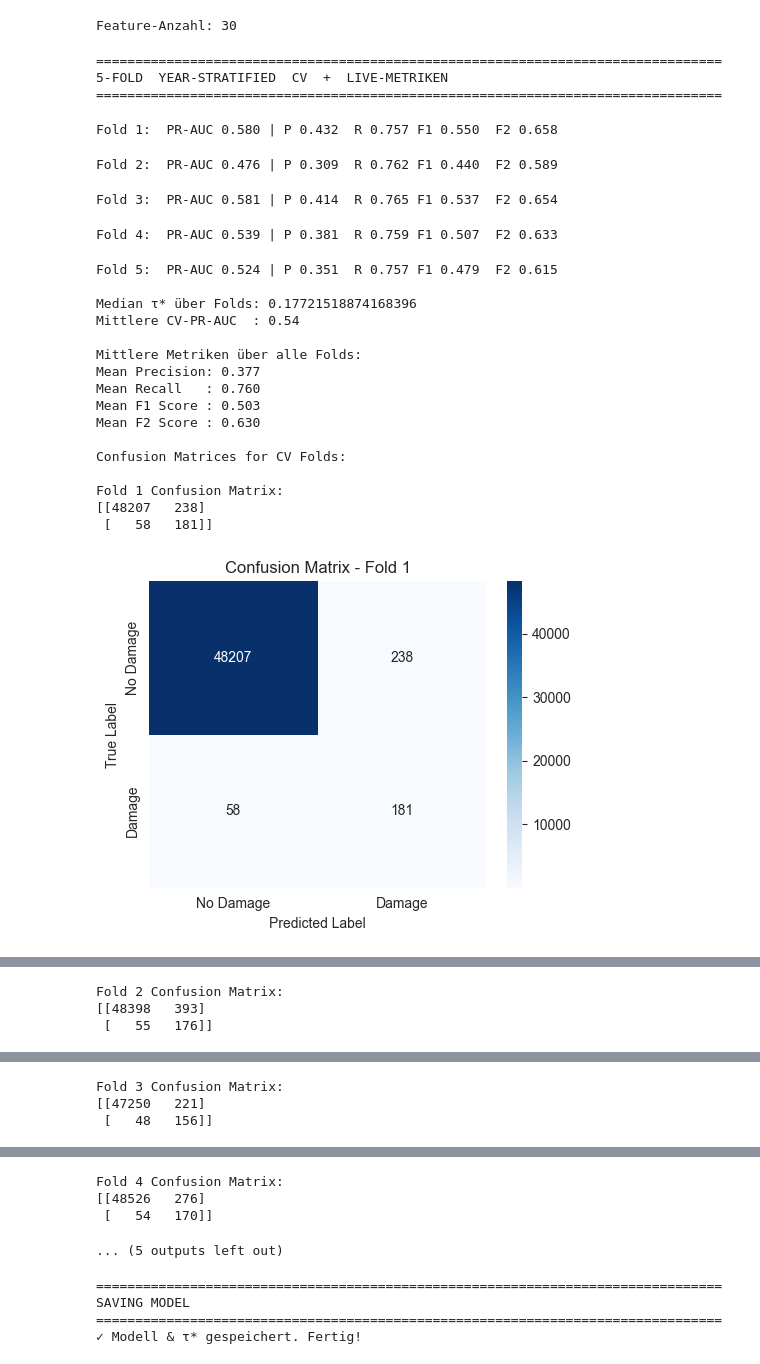
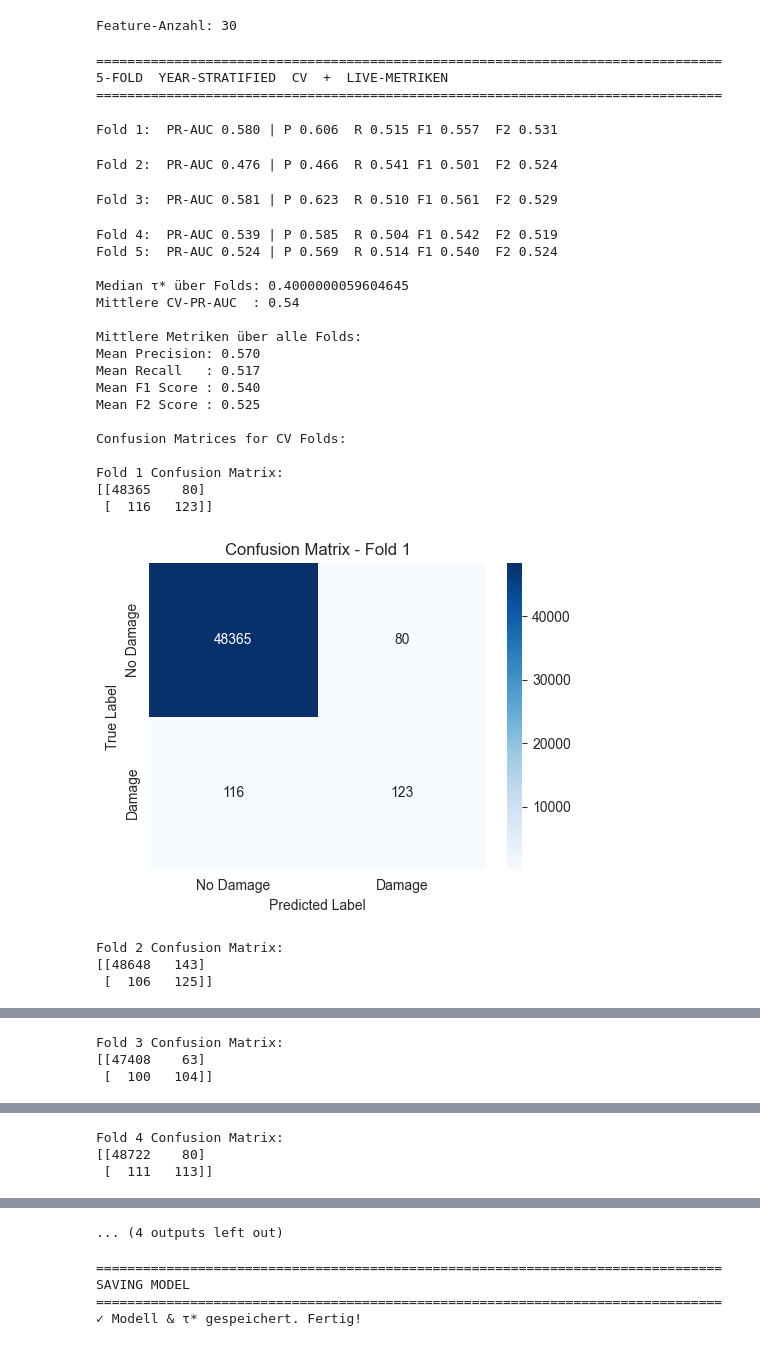
Before and after one commit to maxluetkemeyer/forest_disturbance_detection, a Jupyter notebook: notebooks/Tim/TimFirstNotebook.ipynb, the cells around one changed output, grey strips where cells are left out. Cells and saved outputs as stored; diff of their text form; code cells hidden in the pictures.

```diff
--- a/notebooks/Tim/TimFirstNotebook.ipynb
+++ b/notebooks/Tim/TimFirstNotebook.ipynb
@@ -40,7 +40,7 @@ logging.info("Notebook start – seeds set.")
 # ╚══════════════════════════════════════════════════════════════════════╝
 head("DATA LOADING")
 
-DATA_DIR = Path("../data")
+DATA_DIR = Path("./data")
 df_train = pd.read_csv(DATA_DIR / "train.csv").sort_values(
             ["forest_id","year"]).reset_index(drop=True)
 df_val   = pd.read_csv(DATA_DIR / "validation.csv").sort_values(
@@ -162,7 +162,7 @@ for fold,(tr_idx,val_idx) in enumerate(gkf.split(X_train,y_train,groups=years_tr
     iso = CalibratedClassifierCV(bst, method="isotonic", cv="prefit").fit(X_va, y_va)
     scores = iso.predict_proba(X_va)[:,1]
 
-    min_recall = 0.75
+    min_recall = 0.5
     P, R, T = precision_recall_curve(y_va, scores)
 
     # Arrays angleichen: P/R → n+1, T → n  → letztes Element weglassen
@@ -237,51 +237,54 @@ for fold in range(n_splits):
 
 # Calculate and visualize average confusion matrix across folds
 # Wir müssen alle confusion matrices auf die gleiche Größe bringen
 all_cms = []
 for fold in range(n_splits):
     cm = confusion_matrix(fold_true_values[fold], fold_predictions[fold])
     all_cms.append(cm)
 
 # Wenn alle CMs die gleiche Form haben, berechnen wir den Durchschnitt
 if all(cm.shape == all_cms[0].shape for cm in all_cms):
     avg_cm = np.mean(all_cms, axis=0).round().astype(int)
     print("\nDurchschnittliche Confusion Matrix über alle Folds:")
     print(avg_cm)
 
     # Visualize average confusion matrix
     plt.figure(figsize=(6, 5))
     sns.heatmap(avg_cm, annot=True, fmt='d', cmap='Blues',
                 xticklabels=['No Damage', 'Damage'],
                 yticklabels=['No Damage', 'Damage'])
     plt.title('Durchschnittliche Confusion Matrix')
     plt.ylabel('Wahrer Wert')
     plt.xlabel('Vorhersage')
     plt.tight_layout()
     plt.show()
 else:
     print("Nicht alle Confusion Matrices haben die gleiche Größe, kann keinen Durchschnitt berechnen.")
 # %% [output]
 ================================================================================
 5‑FOLD  YEAR‑STRATIFIED  CV  +  LIVE‑METRIKEN
 ================================================================================
-Fold 1:  PR‑AUC 0.580 | P 0.432  R 0.757 F1 0.550  F2 0.658
+Fold 1:  PR‑AUC 0.580 | P 0.606  R 0.515 F1 0.557  F2 0.531
-Fold 2:  PR‑AUC 0.476 | P 0.309  R 0.762 F1 0.440  F2 0.589
+Fold 2:  PR‑AUC 0.476 | P 0.466  R 0.541 F1 0.501  F2 0.524
-Fold 3:  PR‑AUC 0.581 | P 0.414  R 0.765 F1 0.537  F2 0.654
+Fold 3:  PR‑AUC 0.581 | P 0.623  R 0.510 F1 0.561  F2 0.529
-Fold 4:  PR‑AUC 0.539 | P 0.381  R 0.759 F1 0.507  F2 0.633
+Fold 4:  PR‑AUC 0.539 | P 0.585  R 0.504 F1 0.542  F2 0.519
+Fold 5:  PR‑AUC 0.524 | P 0.569  R 0.514 F1 0.540  F2 0.524
+
+Median τ* über Folds: 0.4000000059604645
+Mittlere CV‑PR‑AUC  : 0.54
+
+Mittlere Metriken über alle Folds:
+Mean Precision: 0.570
+Mean Recall   : 0.517
+Mean F1 Score : 0.540
+Mean F2 Score : 0.525
+
+Confusion Matrices for CV Folds:
+
+Fold 1 Confusion Matrix:
+[[48365    80]
+ [  116   123]]
+[figure, new version]
-Fold 5:  PR‑AUC 0.524 | P 0.351  R 0.757 F1 0.479  F2 0.615
-
-Median τ* über Folds: 0.17721518874168396
-Mittlere CV‑PR‑AUC  : 0.54
-
-Mittlere Metriken über alle Folds:
-Mean Precision: 0.377
-Mean Recall   : 0.760
-Mean F1 Score : 0.503
-Mean F2 Score : 0.630
-
-Confusion Matrices for CV Folds:
-
-Fold 1 Confusion Matrix:
-[[48207   238]
- [   58   181]]
+Fold 2 Confusion Matrix:
+[[48648   143]
+ [  106   125]]
-[figure, old version]
@@ -288,3 +292,3 @@ Fold 1 Confusion Matrix:
-Fold 2 Confusion Matrix:
-[[48398   393]
- [   55   176]]
+Fold 3 Confusion Matrix:
+[[47408    63]
+ [  100   104]]
@@ -292,3 +296,3 @@ Fold 2 Confusion Matrix:
-Fold 3 Confusion Matrix:
-[[47250   221]
- [   48   156]]
+Fold 4 Confusion Matrix:
+[[48722    80]
+ [  111   113]]
@@ -296,7 +300,4 @@ Fold 3 Confusion Matrix:
-Fold 4 Confusion Matrix:
-[[48526   276]
- [   54   170]]
+... (4 outputs left out)
-... (5 outputs left out)
 # %%
 # ╔══════════════════════════════════════════════════════════════════════╗
 # 5 |  Persistenz                                                        #
```
Also changed, not shown: parts of 2 cells of this notebook.
